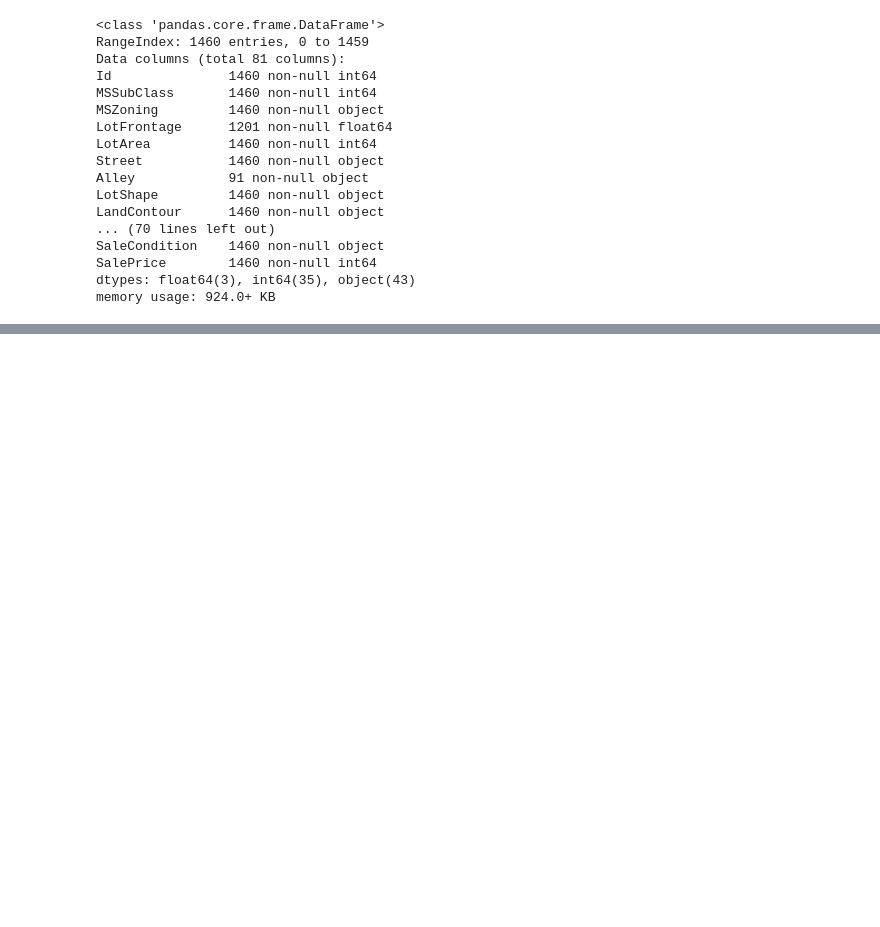
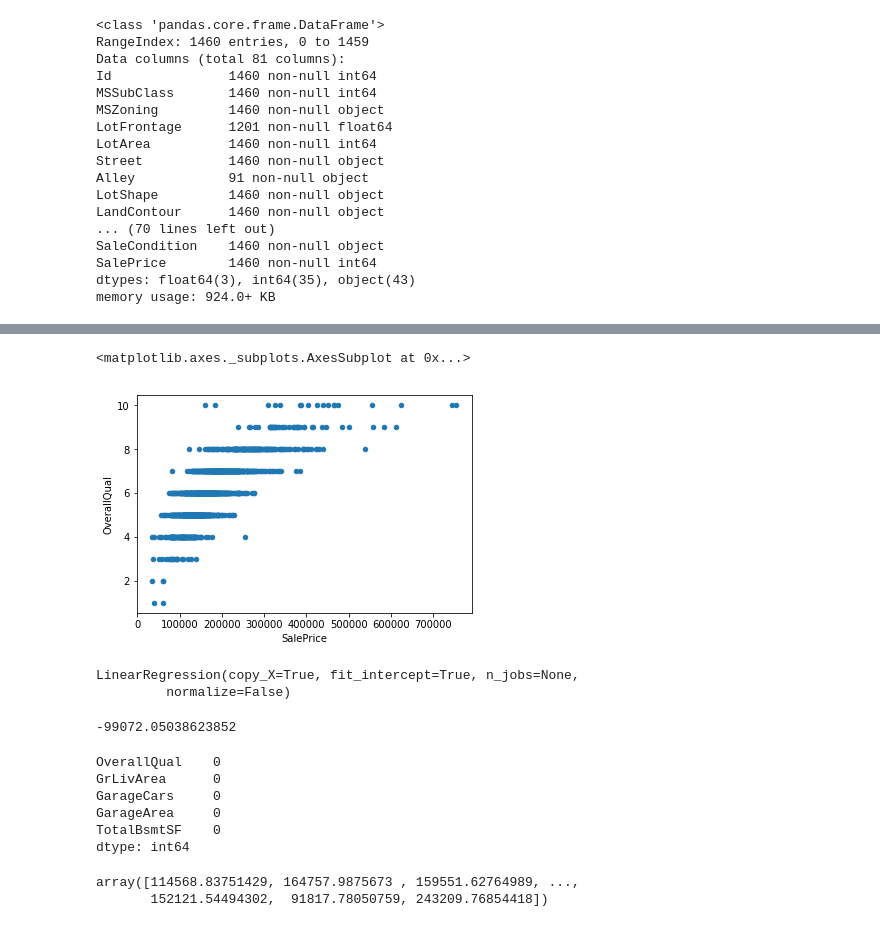
Before and after one commit to Rafaelcvo/house_prices, a Jupyter notebook: house_prices.ipynb, the cells around one changed output, grey strips where cells are left out. Saved outputs shown, nothing was run; the diff lists cells and outputs as text; code cells hidden in the pictures; blank space fills up the shorter version.

```diff
--- a/house_prices.ipynb
+++ b/house_prices.ipynb
@@ -160,0 +66,6 @@ house[variaveis].corr()
+# %%
+house = df[['OverallQual', 'GrLivArea', 'GarageCars','GarageArea','TotalBsmtSF', 'SalePrice']]
+test_modelo = test[['OverallQual', 'GrLivArea', 'GarageCars','GarageArea','TotalBsmtSF']]
+x = df[['OverallQual', 'GrLivArea', 'GarageCars','GarageArea','TotalBsmtSF']]
+y = df['SalePrice']
+house.describe()
@@ -160,0 +102,17 @@ house[variaveis].corr()
+# %%
+house.plot(kind='scatter',x='SalePrice', y='OverallQual')
+# %% [output]
+<matplotlib.axes._subplots.AxesSubplot at 0x...>
+[figure, added]
+# %%
+from sklearn.linear_model import LinearRegression
+
+lin_reg = LinearRegression()
+lin_reg.fit(x,y)
+# %% [output]
+LinearRegression(copy_X=True, fit_intercept=True, n_jobs=None,
+         normalize=False)
+# %%
+lin_reg.intercept_
+# %% [output]
+-99072.05038623852
@@ -160,0 +121,15 @@ house[variaveis].corr()
+# %%
+test_modelo.isna().sum()
+# %% [output]
+OverallQual    0
+GrLivArea      0
+GarageCars     0
+GarageArea     0
+TotalBsmtSF    0
+dtype: int64
+# %%
+reg = lin_reg.predict(test_modelo)
+reg
+# %% [output]
+array([114568.83751429, 164757.9875673 , 159551.62764989, ...,
+       152121.54494302,  91817.78050759, 243209.76854418])
```
Also changed, not shown: parts of 34 cells of this notebook, 1 other file.
